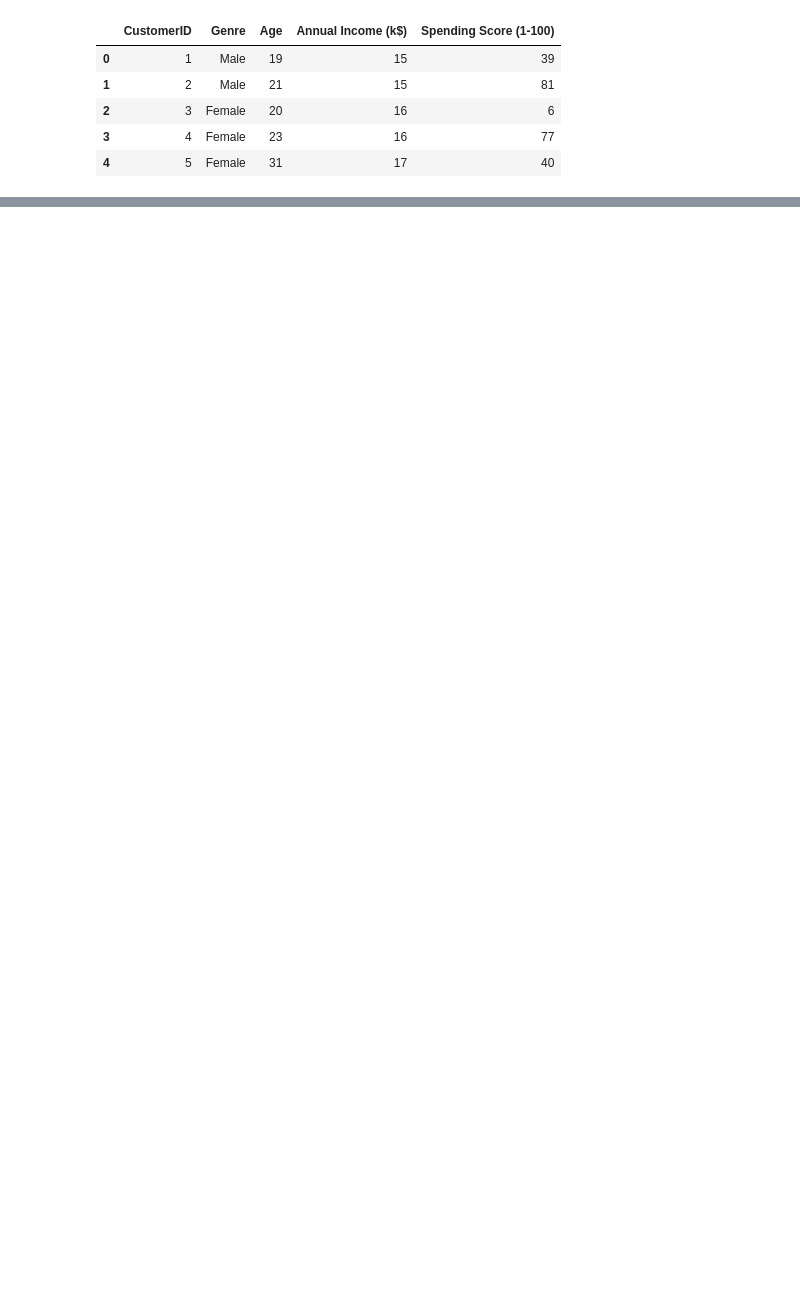
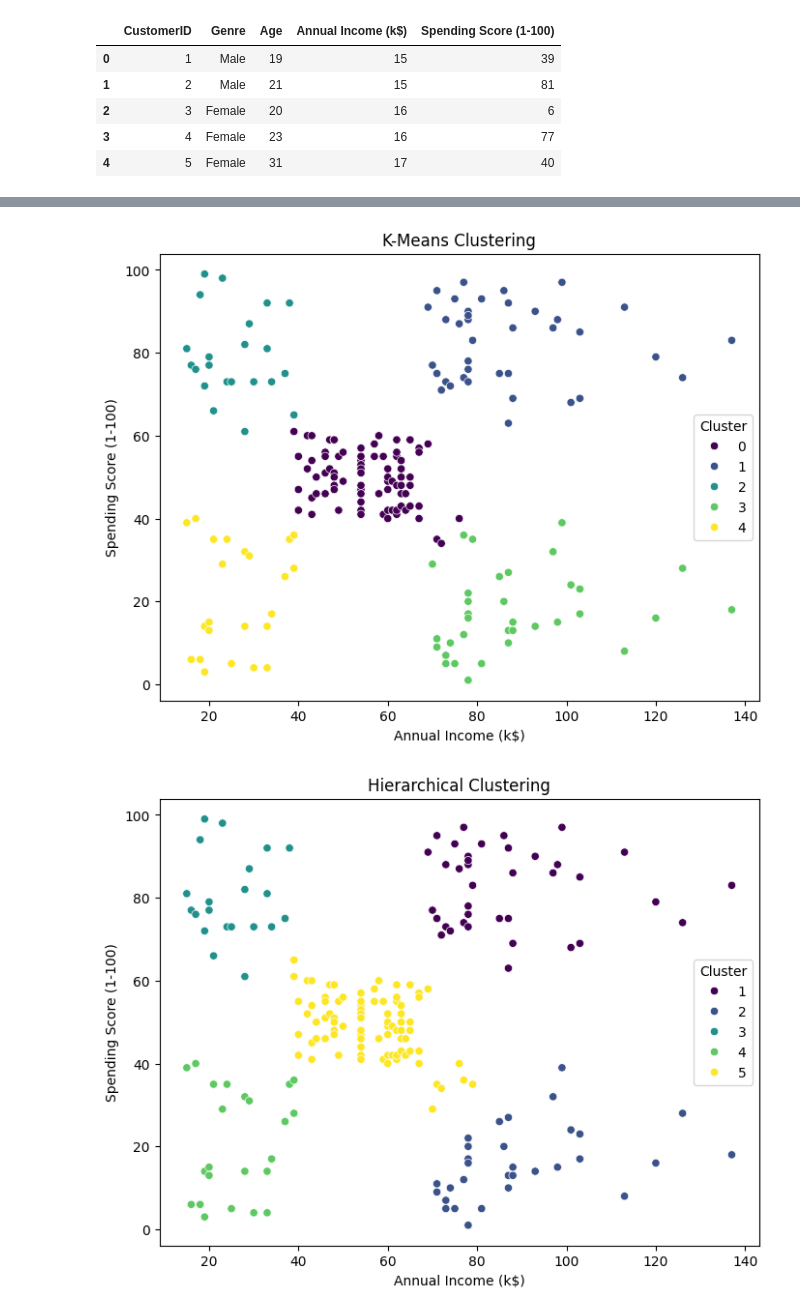
Before and after one commit to prachishende007/ML_Assignment, a Jupyter notebook: Assignment_5/Assignment_5.ipynb, the cells around one changed output, grey strips where cells are left out. Cells and saved outputs as stored; diff of their text form; code cells hidden in the pictures; blank space fills up the shorter version.

```diff
--- a/Assignment_5/Assignment_5.ipynb
+++ b/Assignment_5/Assignment_5.ipynb
@@ -81,0 +79,21 @@ SVC(kernel='linear', random_state=0)
+# %%
+# Visualize K-Means Clusters
+plt.figure(figsize=(8, 6))
+sns.scatterplot(x=X[:, 0], y=X[:, 1], hue=kmeans_labels, palette='viridis')
+plt.title('K-Means Clustering')
+plt.xlabel('Annual Income (k$)')
+plt.ylabel('Spending Score (1-100)')
+plt.legend(title='Cluster')
+plt.show()
+
+# Visualize Hierarchical Clusters
+plt.figure(figsize=(8, 6))
+sns.scatterplot(x=X[:, 0], y=X[:, 1], hue=hierarchical_labels, palette='viridis')
+plt.title('Hierarchical Clustering')
+plt.xlabel('Annual Income (k$)')
+plt.ylabel('Spending Score (1-100)')
+plt.legend(title='Cluster')
+plt.show()
+# %% [output]
+[figure, added]
+[figure, added]
```
Also changed, not shown: parts of 13 cells of this notebook.
